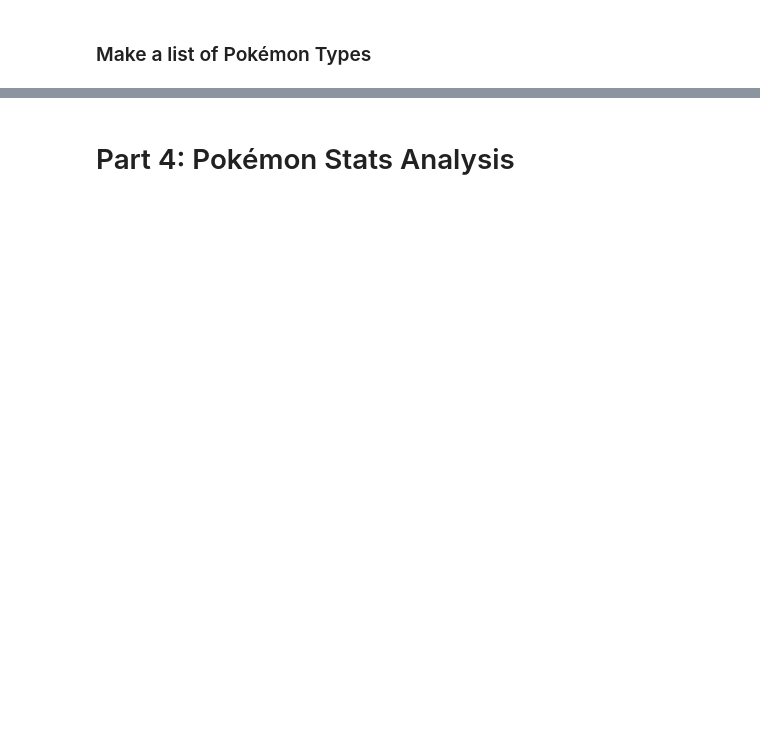
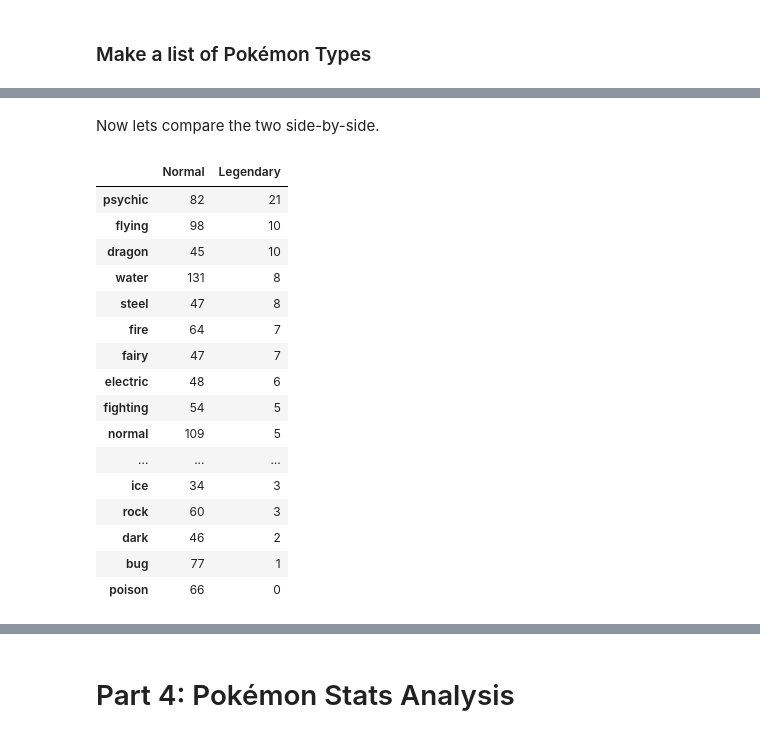
Before and after one commit to WhipeeDip/COGS108-Project, a Jupyter notebook: FinalProject.ipynb, the cells around one changed output, grey strips where cells are left out. Cells and saved outputs as stored; diff of their text form; code cells hidden in the pictures; blank space fills up the shorter version.

```diff
--- a/FinalProject.ipynb
+++ b/FinalProject.ipynb
@@ -503,0 +601,22 @@ ystuff = normalPlot.set_ylabel("Count")
+# %% [markdown]
+Now lets compare the two side-by-side.
+# %%
+typeCompDf
+# %% [output]
+|  | Normal | Legendary |
+| psychic | 82 | 21 |
+| flying | 98 | 10 |
+| dragon | 45 | 10 |
+| water | 131 | 8 |
+| steel | 47 | 8 |
+| fire | 64 | 7 |
+| fairy | 47 | 7 |
+| electric | 48 | 6 |
+| fighting | 54 | 5 |
+| normal | 109 | 5 |
+| ... | ... | ... |
+| ice | 34 | 3 |
+| rock | 60 | 3 |
+| dark | 46 | 2 |
+| bug | 77 | 1 |
+| poison | 66 | 0 |
```
Also changed, not shown: parts of 15 cells of this notebook.
